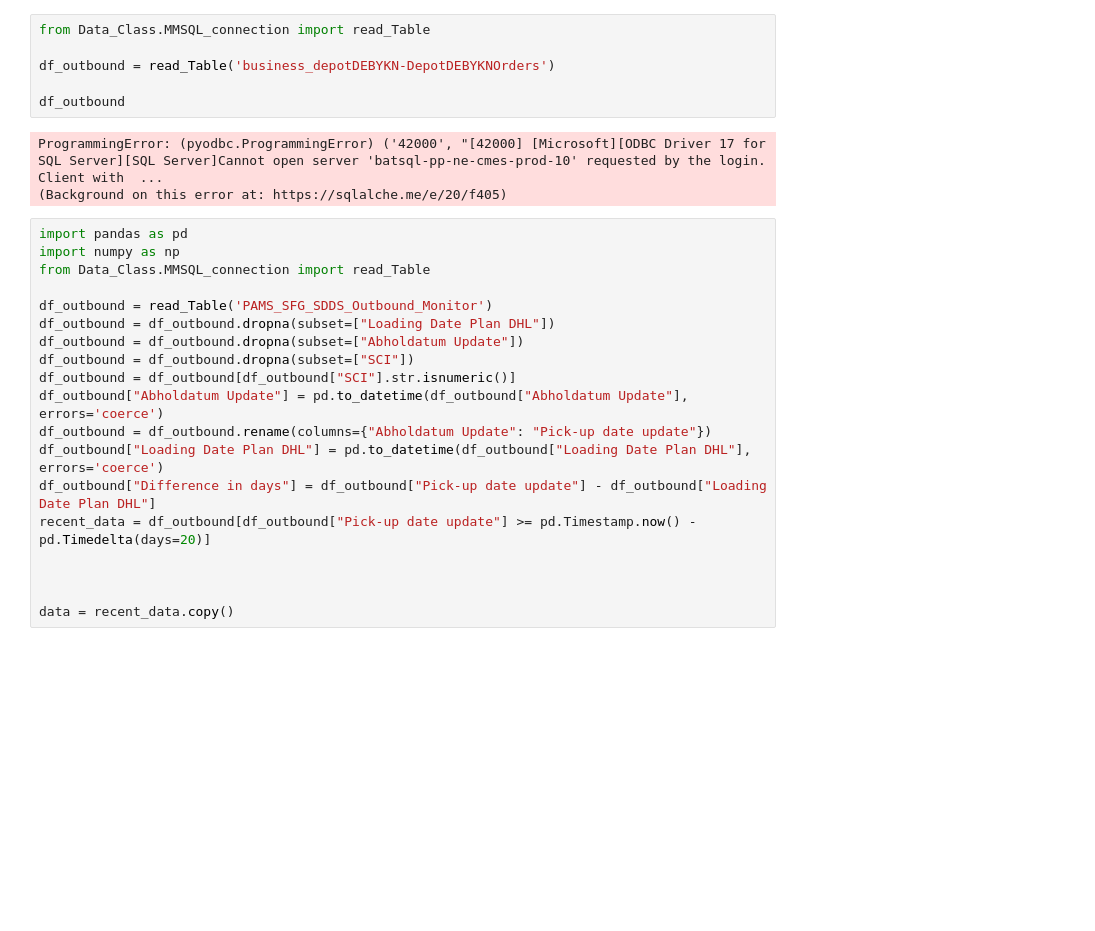
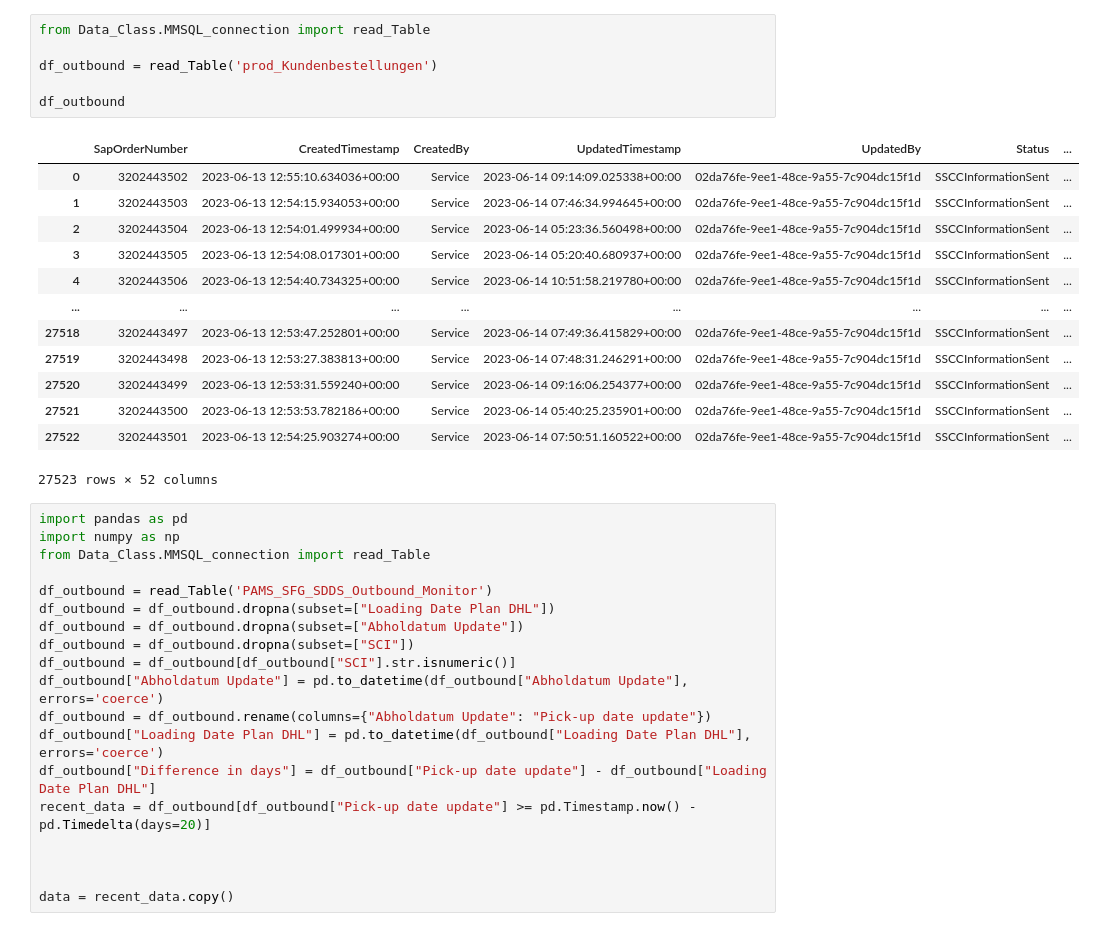
Before and after one commit to Nuckeln/PAMS, a Jupyter notebook: test.ipynb, the cells around one changed output. Saved outputs shown, nothing was run; the diff lists cells and outputs as text; blank space fills up the shorter version.

Commit message:
Update Tacho und Bereinigung Live Status

```diff
--- a/test.ipynb
+++ b/test.ipynb
@@ -1,12 +1,23 @@
 # %%
 from Data_Class.MMSQL_connection import read_Table
 
-df_outbound = read_Table('business_depotDEBYKN-DepotDEBYKNOrders')
+df_outbound = read_Table('prod_Kundenbestellungen')
 
 df_outbound
 # %% [output]
+|  | SapOrderNumber | CreatedTimestamp | CreatedBy | UpdatedTimestamp | UpdatedBy | Status | ... |
+| 0 | 3202443502 | 2023-06-13 12:55:10.634036+00:00 | Service | 2023-06-14 09:14:09.025338+00:00 | 02da76fe-9ee1-48ce-9a55-7c904dc15f1d | SSCCInformationSent | ... |
+| 1 | 3202443503 | 2023-06-13 12:54:15.934053+00:00 | Service | 2023-06-14 07:46:34.994645+00:00 | 02da76fe-9ee1-48ce-9a55-7c904dc15f1d | SSCCInformationSent | ... |
+| 2 | 3202443504 | 2023-06-13 12:54:01.499934+00:00 | Service | 2023-06-14 05:23:36.560498+00:00 | 02da76fe-9ee1-48ce-9a55-7c904dc15f1d | SSCCInformationSent | ... |
+| 3 | 3202443505 | 2023-06-13 12:54:08.017301+00:00 | Service | 2023-06-14 05:20:40.680937+00:00 | 02da76fe-9ee1-48ce-9a55-7c904dc15f1d | SSCCInformationSent | ... |
+| 4 | 3202443506 | 2023-06-13 12:54:40.734325+00:00 | Service | 2023-06-14 10:51:58.219780+00:00 | 02da76fe-9ee1-48ce-9a55-7c904dc15f1d | SSCCInformationSent | ... |
+| ... | ... | ... | ... | ... | ... | ... | ... |
+| 27518 | 3202443497 | 2023-06-13 12:53:47.252801+00:00 | Service | 2023-06-14 07:49:36.415829+00:00 | 02da76fe-9ee1-48ce-9a55-7c904dc15f1d | SSCCInformationSent | ... |
+| 27519 | 3202443498 | 2023-06-13 12:53:27.383813+00:00 | Service | 2023-06-14 07:48:31.246291+00:00 | 02da76fe-9ee1-48ce-9a55-7c904dc15f1d | SSCCInformationSent | ... |
+| 27520 | 3202443499 | 2023-06-13 12:53:31.559240+00:00 | Service | 2023-06-14 09:16:06.254377+00:00 | 02da76fe-9ee1-48ce-9a55-7c904dc15f1d | SSCCInformationSent | ... |
+| 27521 | 3202443500 | 2023-06-13 12:53:53.782186+00:00 | Service | 2023-06-14 05:40:25.235901+00:00 | 02da76fe-9ee1-48ce-9a55-7c904dc15f1d | SSCCInformationSent | ... |
+| 27522 | 3202443501 | 2023-06-13 12:54:25.903274+00:00 | Service | 2023-06-14 07:50:51.160522+00:00 | 02da76fe-9ee1-48ce-9a55-7c904dc15f1d | SSCCInformationSent | ... |
-ProgrammingError: (pyodbc.ProgrammingError) ('42000', "[42000] [Microsoft][ODBC Driver 17 for SQL Server][SQL Server]Cannot open server 'batsql-pp-ne-cmes-prod-10' requested by the login. Client with  ...
-(Background on this error at: https://sqlalche.me/e/20/f405)
+27523 rows × 52 columns
 # %%
 import pandas as pd
 import numpy as np
```
Also changed, not shown: 8 other files.
